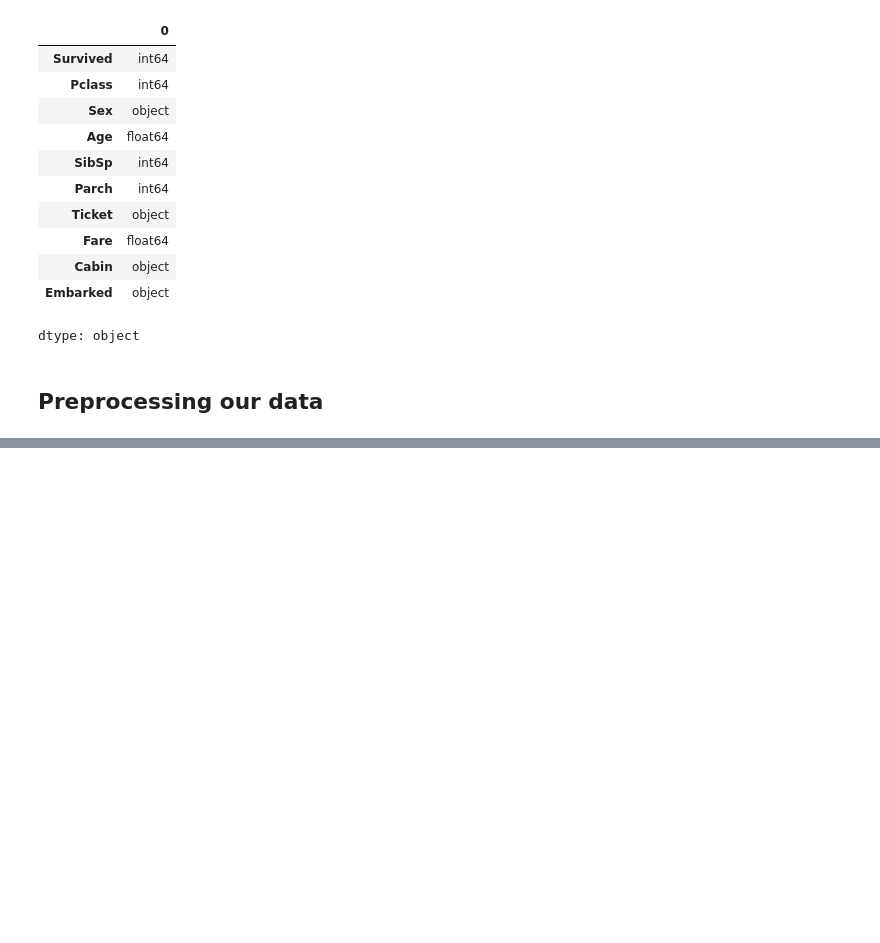
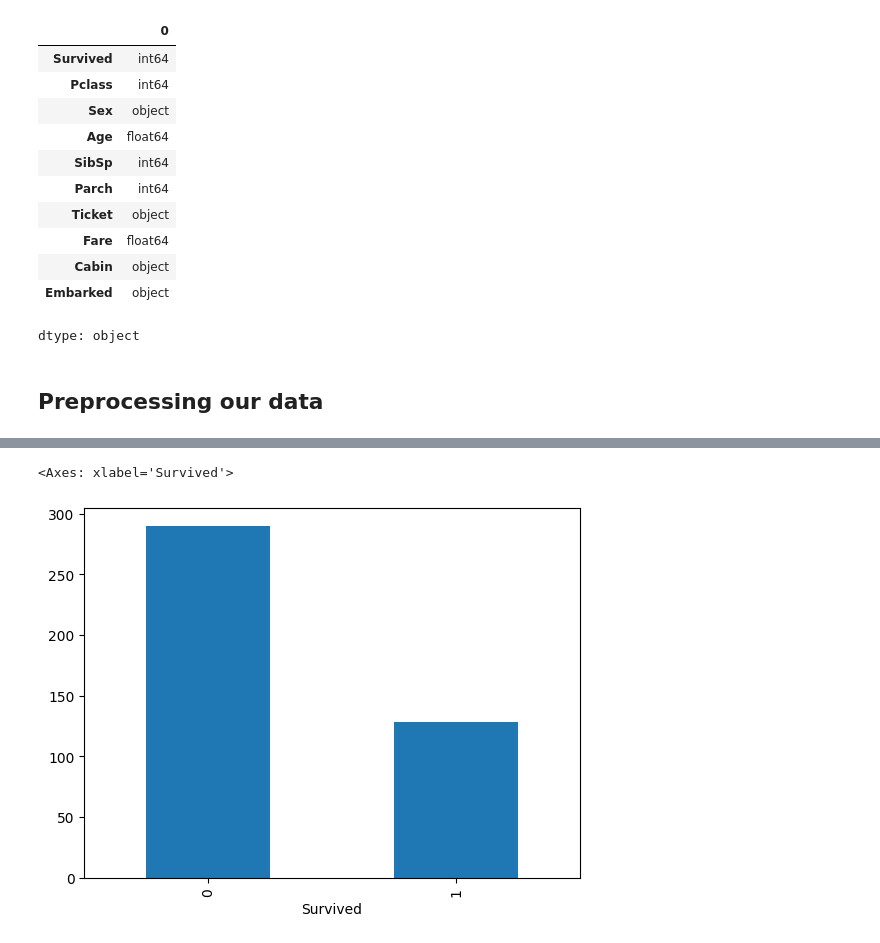
Before and after one commit to Ydv-Suman/Titanic_Survival_Prediction, a Jupyter notebook: Titanic.ipynb, the cells around one changed output, grey strips where cells are left out. Cells and saved outputs as stored; diff of their text form; code cells hidden in the pictures; blank space fills up the shorter version.

```diff
--- a/Titanic.ipynb
+++ b/Titanic.ipynb
@@ -152,0 +258,6 @@ model.score(x_test, y_test)
+# %%
+df=pd.read_csv('/content/drive/MyDrive/ML_PROJECTS/Classification/Titanic_Survival_Prediction/submission.csv')
+df['Survived'].value_counts().plot.bar()
+# %% [output]
+<Axes: xlabel='Survived'>
+[figure, added]
```
Also changed, not shown: parts of 17 cells of this notebook.
